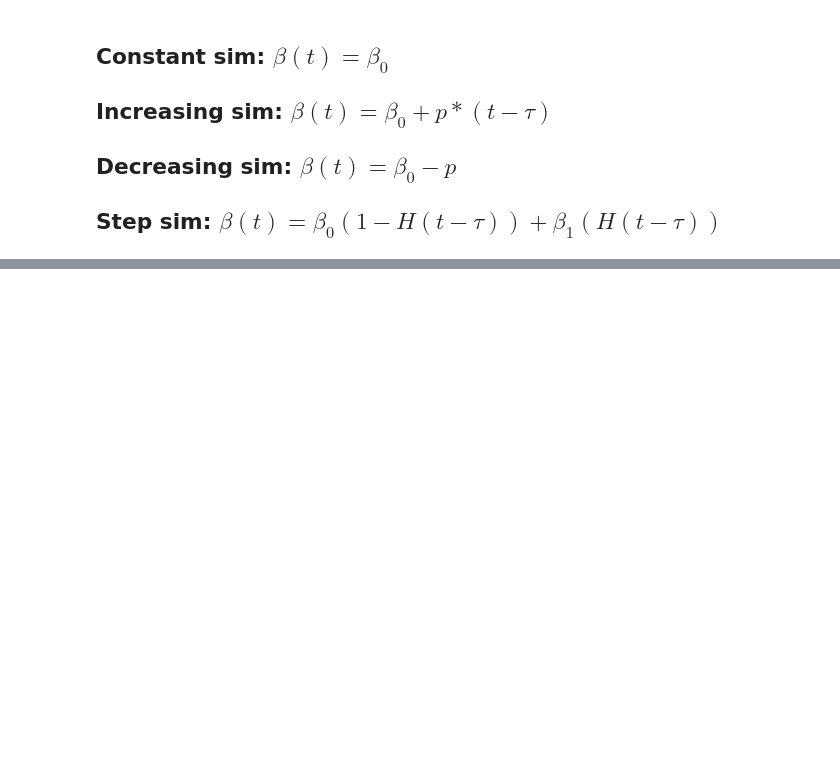
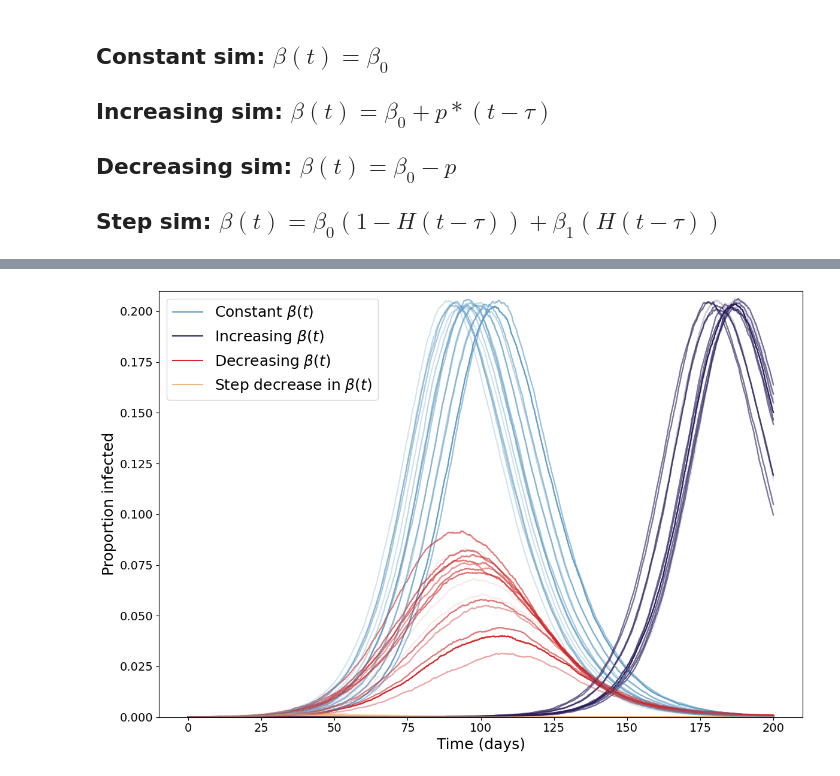
Before and after one commit to joshlooks/COVIDews, a Jupyter notebook: simulations.ipynb, the cells around one changed output, grey strips where cells are left out. Saved outputs shown, nothing was run; the diff lists cells and outputs as text; code cells hidden in the pictures; blank space fills up the shorter version.

```diff
--- a/simulations.ipynb
+++ b/simulations.ipynb
@@ -405,0 +566,20 @@ plt.show()
+# %%
+import pickle
+if True:
+    with open('wild_I.pkl','wb') as f:
+        pickle.dump(I_dict,f)
+    with open('wild_R.pkl','wb') as f:
+        pickle.dump(R_dict,f)
+else:
+    with open('wild_I.pkl','rb') as f:
+        I_dict = pickle.load(I_dict,f)
+        I_constant = I_dict['cst']
+        I_increasing = I_dict['inc']
+        I_decreasing = I_dict['dec']
+        I_step = I_dict['step']
+    with open('wild_R.pkl','rb') as f:
+        Reff_dict = pickle.load(R_dict,f)
+        Reff_constant = R_dict['cst']
+        Reff_increasing = R_dict['inc']
+        Reff_decreasing = R_dict['dec']
+        Reff_step = R_dict['step']
@@ -405,0 +719,21 @@ plt.show()
+# %%
+fig, ax = plt.subplots(figsize=(12,8))
+ax.plot(times, I_constant[0], '#629FCA',label=r'Constant $\beta(t)$')
+ax.plot(times, I_increasing[0], '#2A1E5C',label=r'Increasing $\beta(t)$')
+ax.plot(times, I_decreasing[0], '#D62828',label=r'Decreasing $\beta(t)$')
+ax.plot(times, I_step[0], '#F0B67F',label=r'Step decrease in $\beta(t)$')
+for i in range(1,100):
+    ax.plot(times, I_constant[i], '#629FCA',alpha=0.1,)
+    ax.plot(times, I_increasing[i], '#2A1E5C',alpha=0.1)
+    ax.plot(times, I_decreasing[i], '#D62828',alpha=0.1)
+    ax.plot(times, I_step[i], '#F0B67F',alpha=0.1)
+ax.legend(fontsize=18)
+ax.set_ylim([0,0.21])
+ax.set_ylabel('Proportion infected',fontsize=18)
+ax.set_xlabel('Time (days)',fontsize=18)
+ax.tick_params(axis='x', labelsize=14)
+ax.tick_params(axis='y', labelsize=14)
+plt.tight_layout()
+plt.savefig("Figures/wildtype_res.pdf",dpi=2400,bbox_inches='tight')
+# %% [output]
+[figure, added]
```
Also changed, not shown: parts of 20 cells of this notebook, 12 other files.
